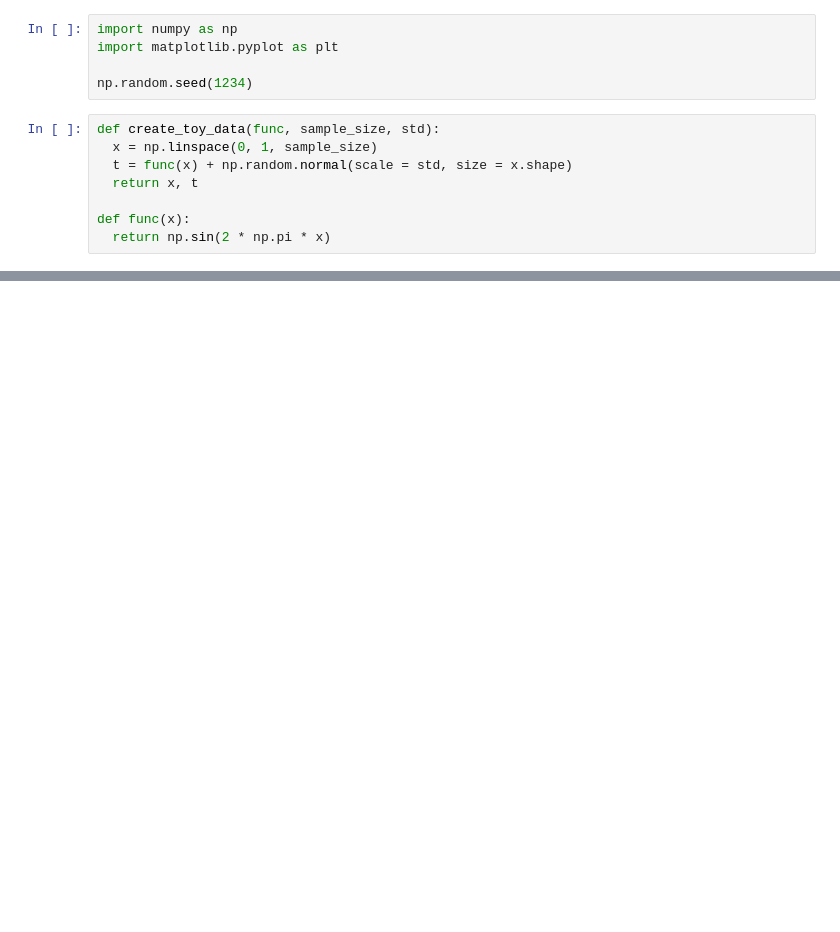
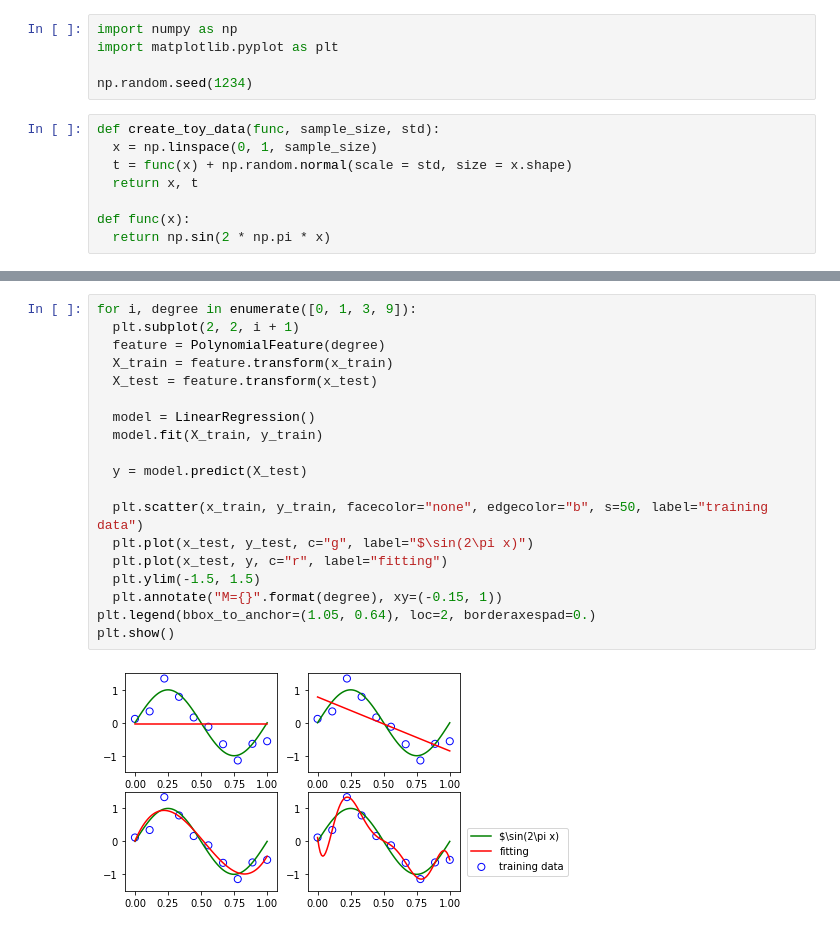
Before and after one commit to TonyKimisintheHouse/Self-Study-ML-Fundamentals-and-DL, a Jupyter notebook: notes/PRML_Chapter_1.ipynb, the cells around one changed output, grey strips where cells are left out. Saved outputs shown, nothing was run; the diff lists cells and outputs as text; blank space fills up the shorter version.

```diff
--- a/notes/PRML_Chapter_1.ipynb
+++ b/notes/PRML_Chapter_1.ipynb
@@ -26,0 +115,21 @@ plt.show()
+# %%
+for i, degree in enumerate([0, 1, 3, 9]):
+  plt.subplot(2, 2, i + 1)
+  feature = PolynomialFeature(degree)
+  X_train = feature.transform(x_train)
+  X_test = feature.transform(x_test)
+
+  model = LinearRegression()
+  model.fit(X_train, y_train)
+
+  y = model.predict(X_test)
+
+  plt.scatter(x_train, y_train, facecolor="none", edgecolor="b", s=50, label="training data")
+  plt.plot(x_test, y_test, c="g", label="$\sin(2\pi x)")
+  plt.plot(x_test, y, c="r", label="fitting")
+  plt.ylim(-1.5, 1.5)
+  plt.annotate("M={}".format(degree), xy=(-0.15, 1))
+plt.legend(bbox_to_anchor=(1.05, 0.64), loc=2, borderaxespad=0.)
+plt.show()
+# %% [output]
+[figure, added]
```
Also changed, not shown: parts of 5 cells of this notebook.
